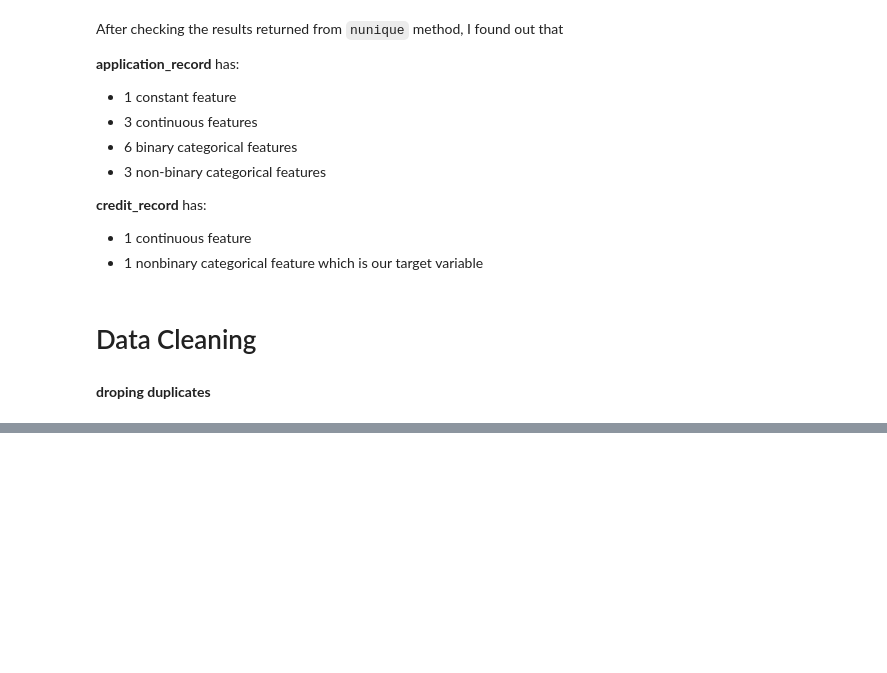
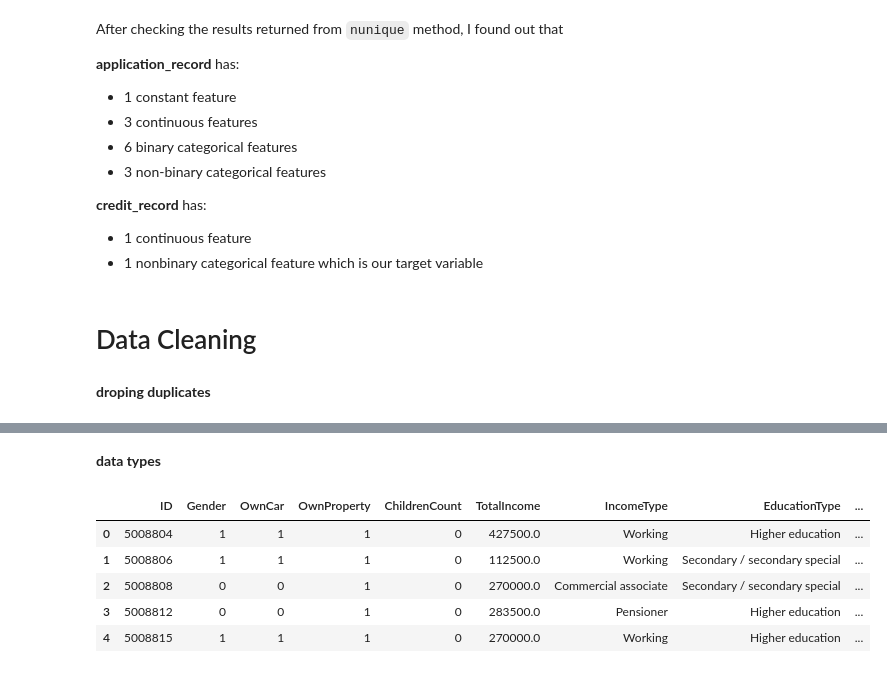
Before and after one commit to archx64-ait/ml-pattaya-ait, a Jupyter notebook: code/project.ipynb, the cells around one changed output, grey strips where cells are left out. Drawn from its saved outputs; the diff is of its cells as text; code cells hidden in the pictures; blank space fills up the shorter version.

```diff
--- a/code/project.ipynb
+++ b/code/project.ipynb
@@ -174,0 +325,13 @@ shape after dropping duplicates: (90085, 18)
+# %% [markdown]
+**data types**
+# %%
+final_df['FamilyMembers'] = final_df['FamilyMembers'].astype(int)
+# %%
+final_df.head()
+# %% [output]
+|  | ID | Gender | OwnCar | OwnProperty | ChildrenCount | TotalIncome | IncomeType | EducationType | ... |
+| 0 | 5008804 | 1 | 1 | 1 | 0 | 427500.0 | Working | Higher education | ... |
+| 1 | 5008806 | 1 | 1 | 1 | 0 | 112500.0 | Working | Secondary / secondary special | ... |
+| 2 | 5008808 | 0 | 0 | 1 | 0 | 270000.0 | Commercial associate | Secondary / secondary special | ... |
+| 3 | 5008812 | 0 | 0 | 1 | 0 | 283500.0 | Pensioner | Higher education | ... |
+| 4 | 5008815 | 1 | 1 | 1 | 0 | 270000.0 | Working | Higher education | ... |
```
Also changed, not shown: parts of 34 cells of this notebook, 1 other file.
